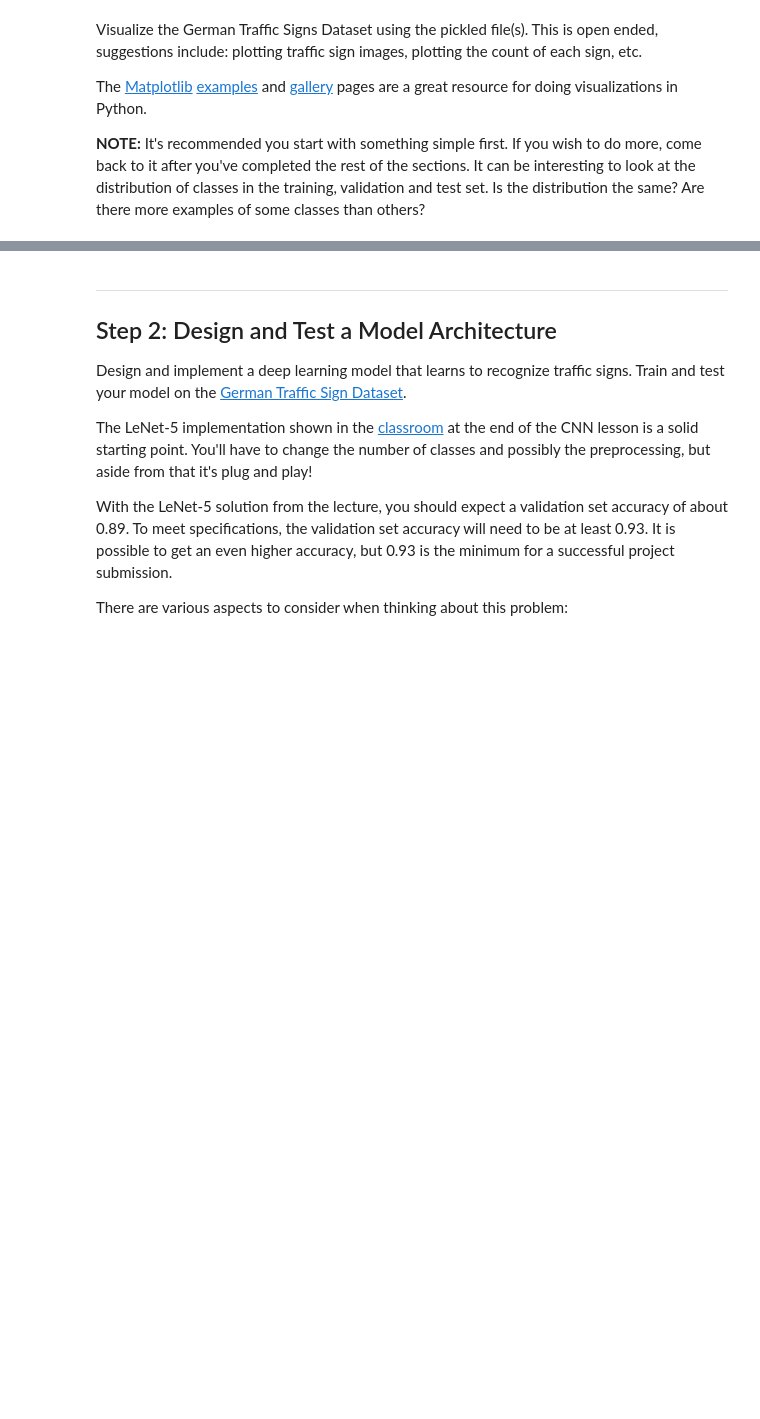
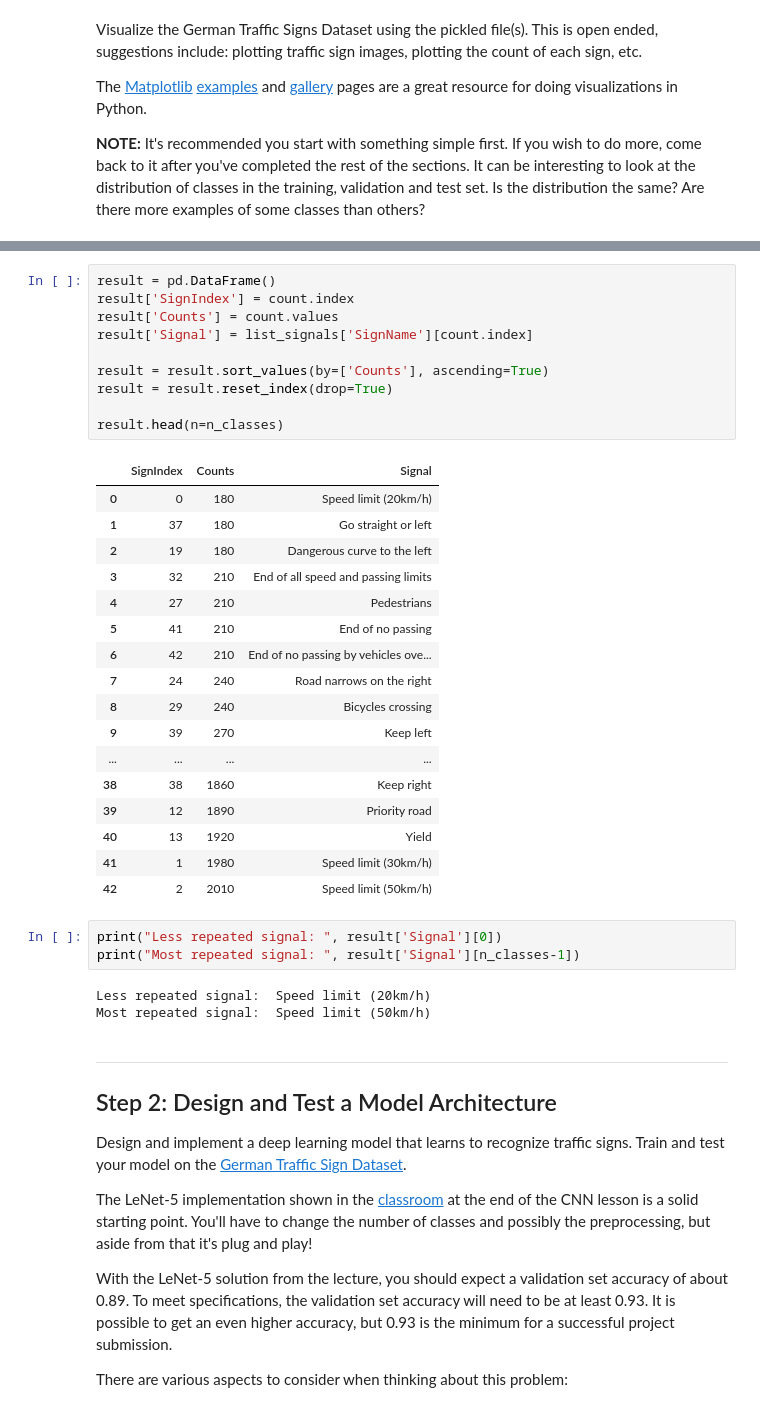
Before and after one commit to cralonsov/CarND-Traffic-Sign-Classifier-Project, a Jupyter notebook: Traffic_Sign_Classifier.ipynb, the cells around one changed output, grey strips where cells are left out. Drawn from its saved outputs; the diff is of its cells as text; blank space fills up the shorter version.

Commit message:
Finished Data Set Summary & Exploration

```diff
--- a/Traffic_Sign_Classifier.ipynb
+++ b/Traffic_Sign_Classifier.ipynb
@@ -103,3 +141,37 @@ import matplotlib.pyplot as plt
+# %%
+result = pd.DataFrame()
+result['SignIndex'] = count.index
+result['Counts'] = count.values
+result['Signal'] = list_signals['SignName'][count.index]
+
+result = result.sort_values(by=['Counts'], ascending=True)
+result = result.reset_index(drop=True)
+
+result.head(n=n_classes)
+# %% [output]
+|  | SignIndex | Counts | Signal |
+| 0 | 0 | 180 | Speed limit (20km/h) |
+| 1 | 37 | 180 | Go straight or left |
+| 2 | 19 | 180 | Dangerous curve to the left |
+| 3 | 32 | 210 | End of all speed and passing limits |
+| 4 | 27 | 210 | Pedestrians |
+| 5 | 41 | 210 | End of no passing |
+| 6 | 42 | 210 | End of no passing by vehicles ove... |
+| 7 | 24 | 240 | Road narrows on the right |
+| 8 | 29 | 240 | Bicycles crossing |
+| 9 | 39 | 270 | Keep left |
+| ... | ... | ... | ... |
+| 38 | 38 | 1860 | Keep right |
+| 39 | 12 | 1890 | Priority road |
+| 40 | 13 | 1920 | Yield |
+| 41 | 1 | 1980 | Speed limit (30km/h) |
+| 42 | 2 | 2010 | Speed limit (50km/h) |
+# %%
+print("Less repeated signal: ", result['Signal'][0])
+print("Most repeated signal: ", result['Signal'][n_classes-1])
+# %% [output]
+Less repeated signal:  Speed limit (20km/h)
+Most repeated signal:  Speed limit (50km/h)
 # %% [markdown]
 ----
 
```
Also changed, not shown: parts of 5 cells of this notebook, 5 other files.
